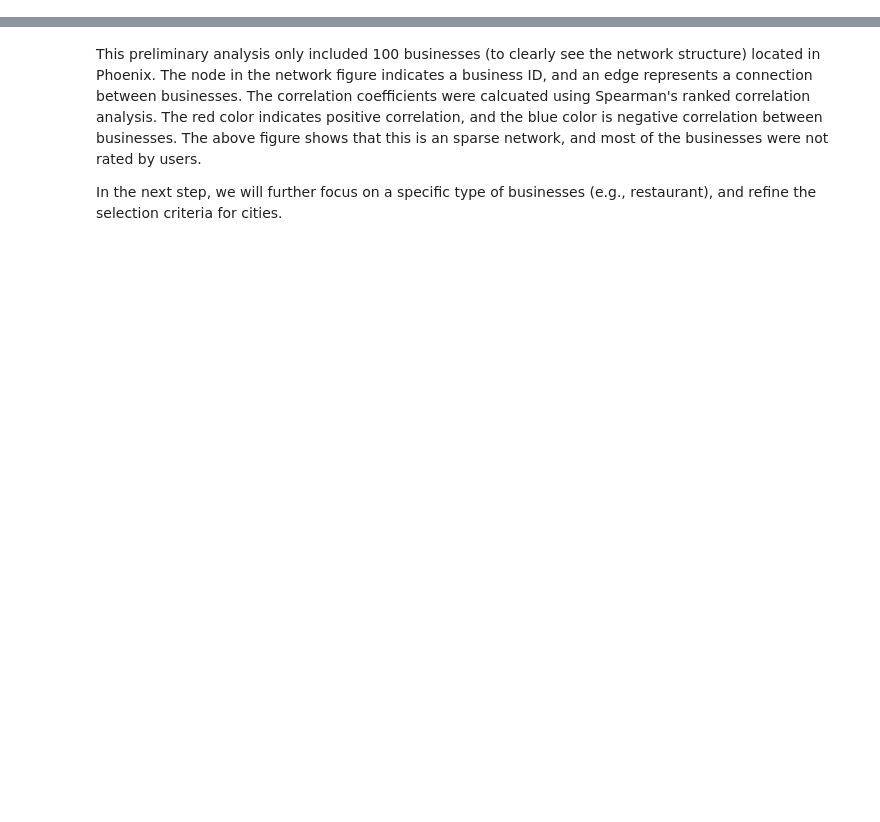
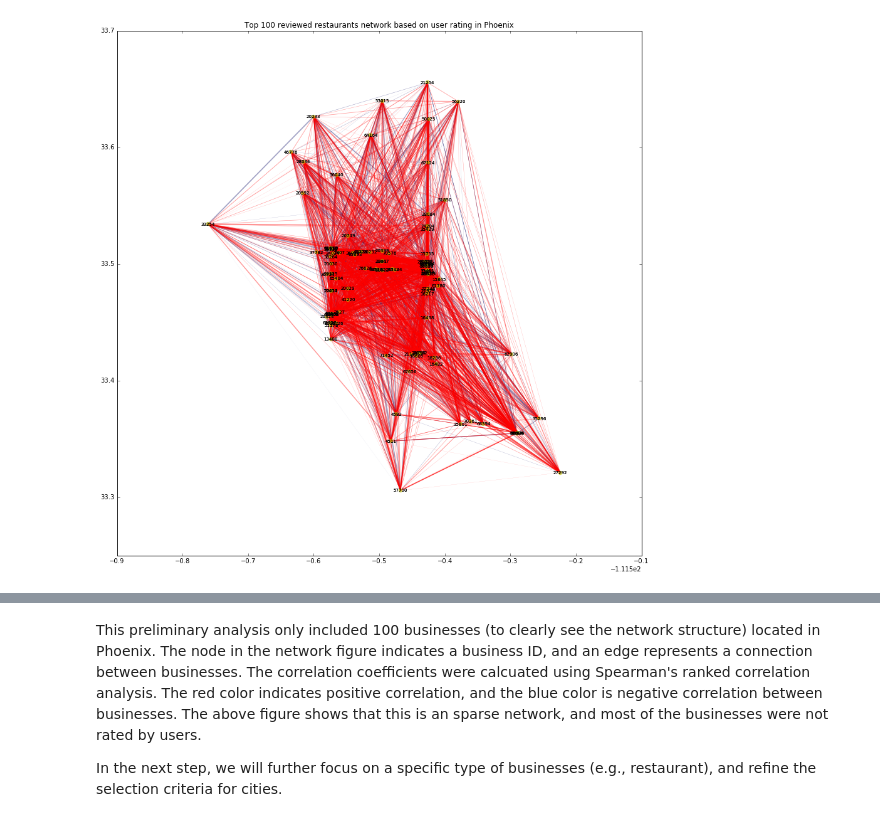
Before and after one commit to NickHoernle/Data-Science-Project-AM209a, a Jupyter notebook: data_exploration/Network_Analysis_Reiko.ipynb, the cells around one changed output, grey strips where cells are left out. Saved outputs shown, nothing was run; the diff lists cells and outputs as text; code cells hidden in the pictures; blank space fills up the shorter version.

```diff
--- a/data_exploration/Network_Analysis_Reiko.ipynb
+++ b/data_exploration/Network_Analysis_Reiko.ipynb
@@ -89,0 +192,43 @@ plt.show()
+# %%
+#Create position for the network
+posPH = []
+for i in range(0, PHrestaurants100.shape[0]):
+    posPH.append((PHrestaurants100.iloc[i, 1], [PHrestaurants100.iloc[i, 12], PHrestaurants100.iloc[i, 11]]))#business id, longitude, latitude
+
+positionPH_dic = dict(posPH)
+# %%
+##Construct Phoenix network using top 100 reviewed restaurants
+#x axis longitude, y axis latitude
+nodePH0=[]
+nodePH1=[]
+weightPH0=[]
+weightPH1=[]
+columnsPH=PHcorr_matrix.columns.values
+for i, line in enumerate(PHcorr_matrix_values):
+    tokens=PHcorr_matrix_values[i]
+    row=tokens[0]
+    for column, cell in zip(columnsPH[i:],tokens[i+1:]):
+        if (cell != "") and (float(cell) < 0):
+            nodePH0.append(( int(row), int(column) ))
+            weightPH0.append(float(cell))
+        elif (cell != "") and (float(cell) > 0):
+            nodePH1.append(( int(row), int(column) ))
+            weightPH1.append(float(cell))
+
+H0=nx.Graph()
+H0.add_nodes_from(columnsPH)
+H0.add_edges_from(nodePH0)
+H1=nx.Graph()
+H1.add_nodes_from(columnsPH)
+H1.add_edges_from(nodePH1)
+
+weightPH0x=[i*(-2) for i in weightPH0]
+weightPH1x=[i*2 for i in weightPH1]
+
+plt.figure(figsize=(15, 15))
+plt.title('Top 100 reviewed restaurants network based on user rating in Phoenix')
+nx.draw_networkx(H0, positionPH_dic, width=weightPH0x, edge_color='midnightblue', node_color='y', node_size=40, linewidths=0, alpha=0.4, font_size=7)
+nx.draw_networkx(H1, positionPH_dic, width=weightPH1x, edge_color='r',            node_color='y', node_size=40, linewidths=0, alpha=0.4, font_size=7)
+plt.show()
+# %% [output]
+[figure, added]
```
Also changed, not shown: parts of 18 cells of this notebook.
